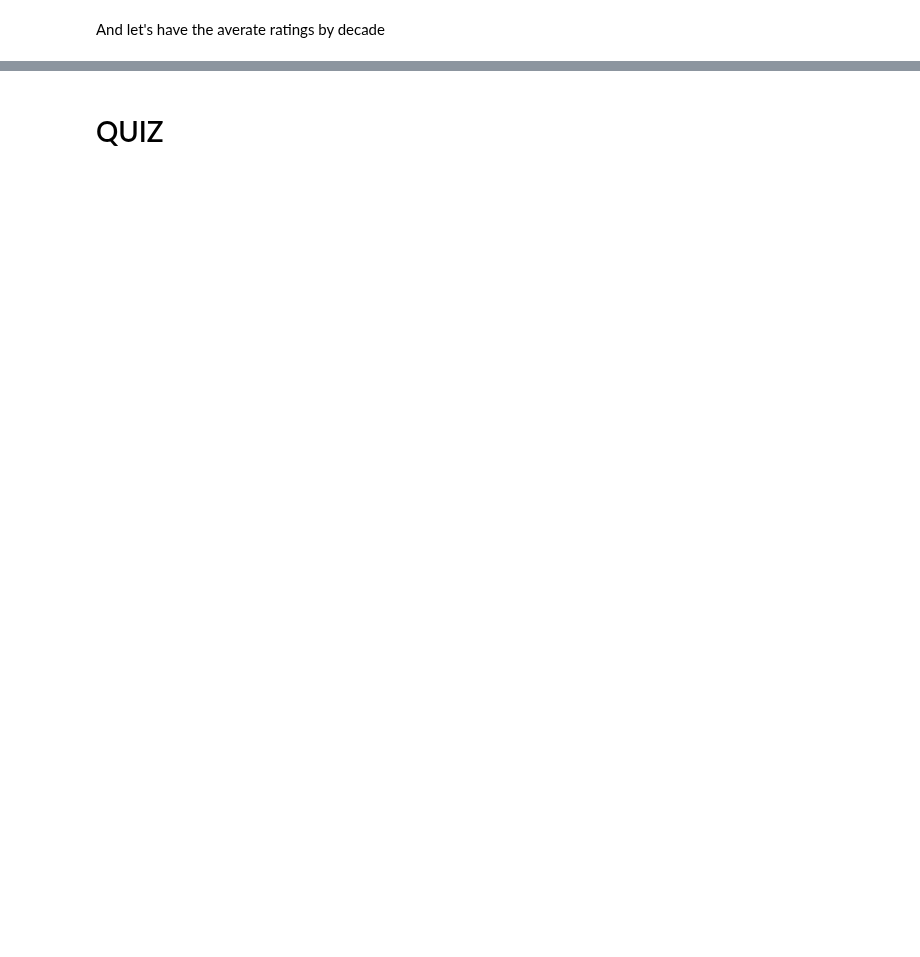
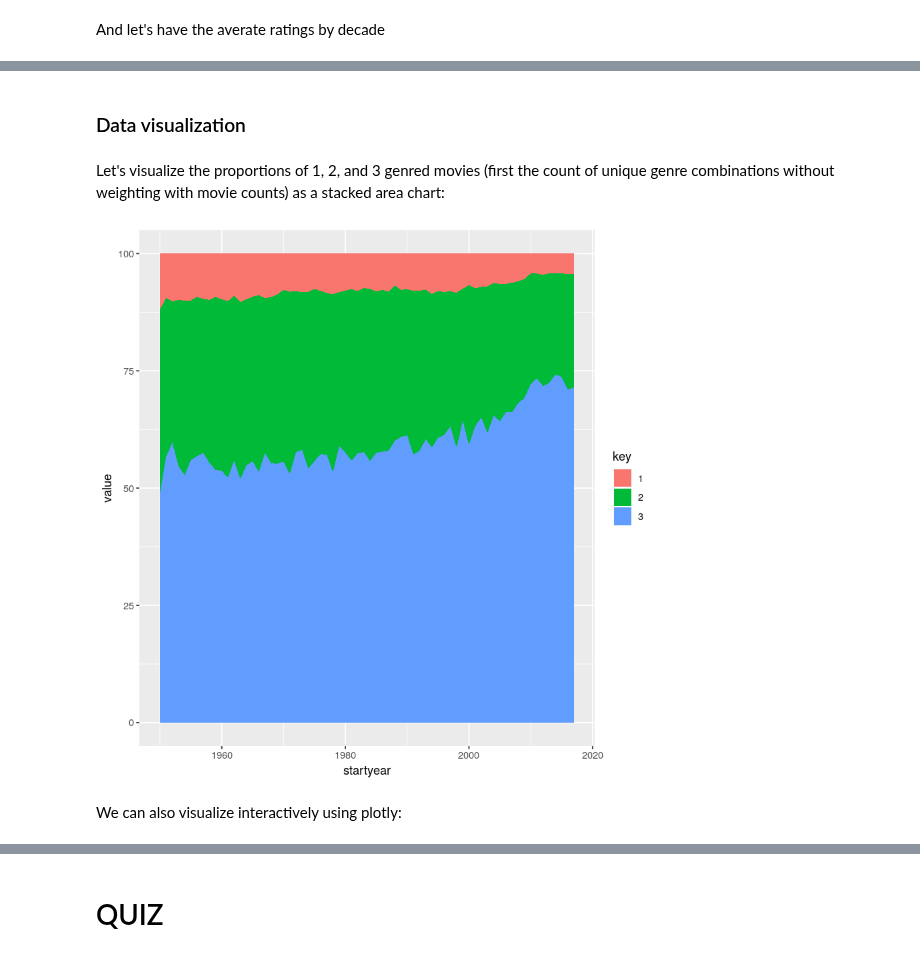
Before and after one commit to serhatcevikel/bdm_2019, a Jupyter notebook: 04_week_01_sos.ipynb, the cells around one changed output, grey strips where cells are left out. Cells and saved outputs as stored; diff of their text form; code cells hidden in the pictures; blank space fills up the shorter version.

```diff
--- a/04_week_01_sos.ipynb
+++ b/04_week_01_sos.ipynb
@@ -729,0 +1277,2 @@ lines(x = hitch_agg[[1]], y = hitch_agg[[3]], type = "l")
+# %%
+title_basics <- tbl(con, "title_basics")
@@ -729,0 +1304,7 @@ lines(x = hitch_agg[[1]], y = hitch_agg[[3]], type = "l")
+# %%
+query1 <- title_basics %>% select(c("titletype", "genres", "startyear")) %>%
+filter(between(startyear, 1950, 2017) &
+       !is.na(genres) &
+       titletype == "movie") %>%
+group_by(genres, startyear) %>%
+summarise(count = n())
@@ -729,0 +1345,2 @@ lines(x = hitch_agg[[1]], y = hitch_agg[[3]], type = "l")
+# %%
+table1 <- query1 %>% collect
@@ -729,0 +1449,4 @@ lines(x = hitch_agg[[1]], y = hitch_agg[[3]], type = "l")
+# %%
+genre_counts <- table1[, as.list(table(genrec) %>% prop.table %>% "*"(100) %>% round(2)),
+                 by = startyear]
+genre_counts
@@ -729,0 +1500,15 @@ lines(x = hitch_agg[[1]], y = hitch_agg[[3]], type = "l")
+# %% [markdown]
+### Data visualization
+# %% [markdown]
+Let's visualize the proportions of 1, 2, and 3 genred movies (first the count of unique genre combinations without weighting with movie counts) as a stacked area chart:
+# %%
+plot1 <- genre_counts %>%
+    gather("key", "value", -startyear) %>%
+    ggplot(aes(x = startyear, y = value, fill = key)) +
+        geom_area()
+
+plot1
+# %% [output]
+[figure, added]
+# %% [markdown]
+We can also visualize interactively using plotly:
```
Also changed, not shown: parts of 113 cells of this notebook, 1 other file.
